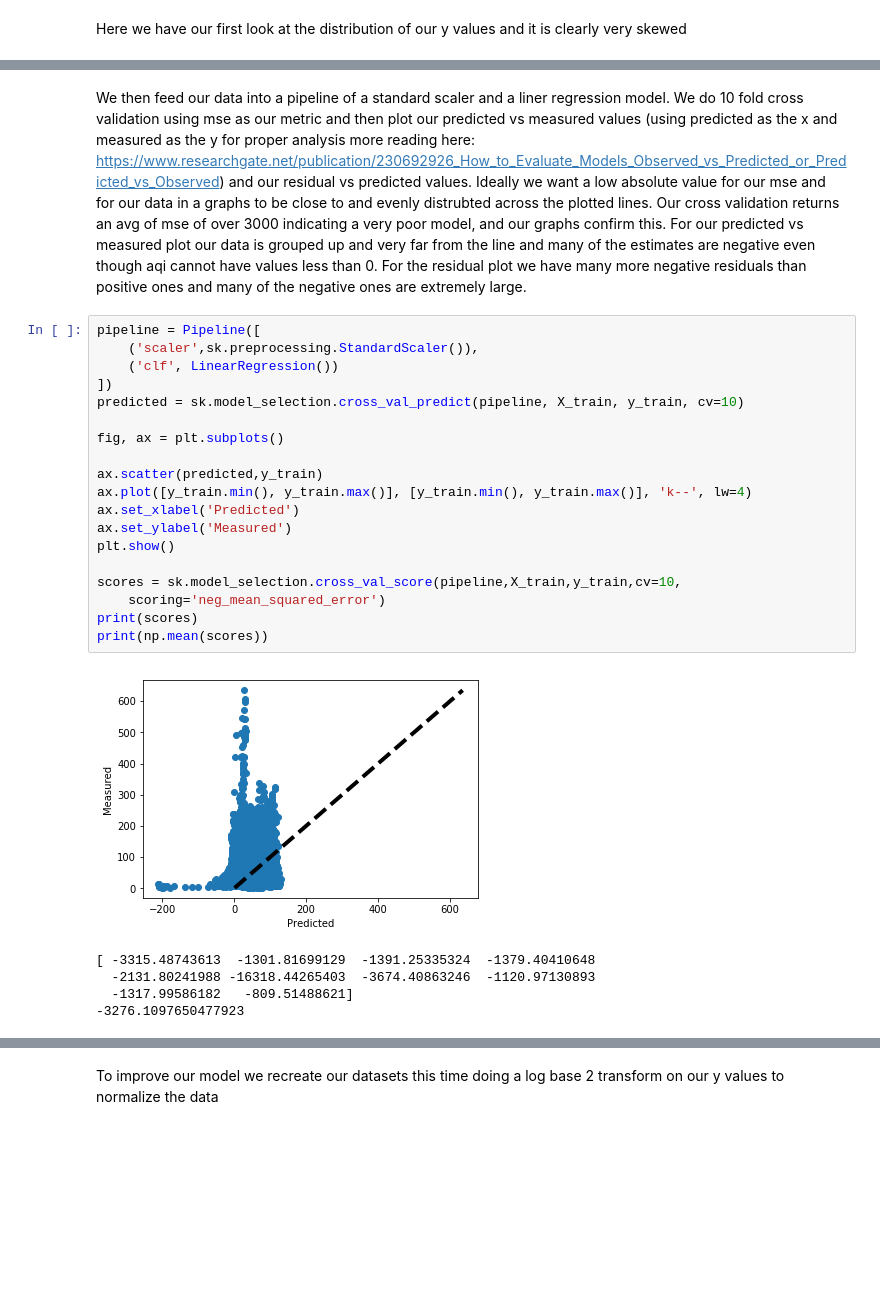
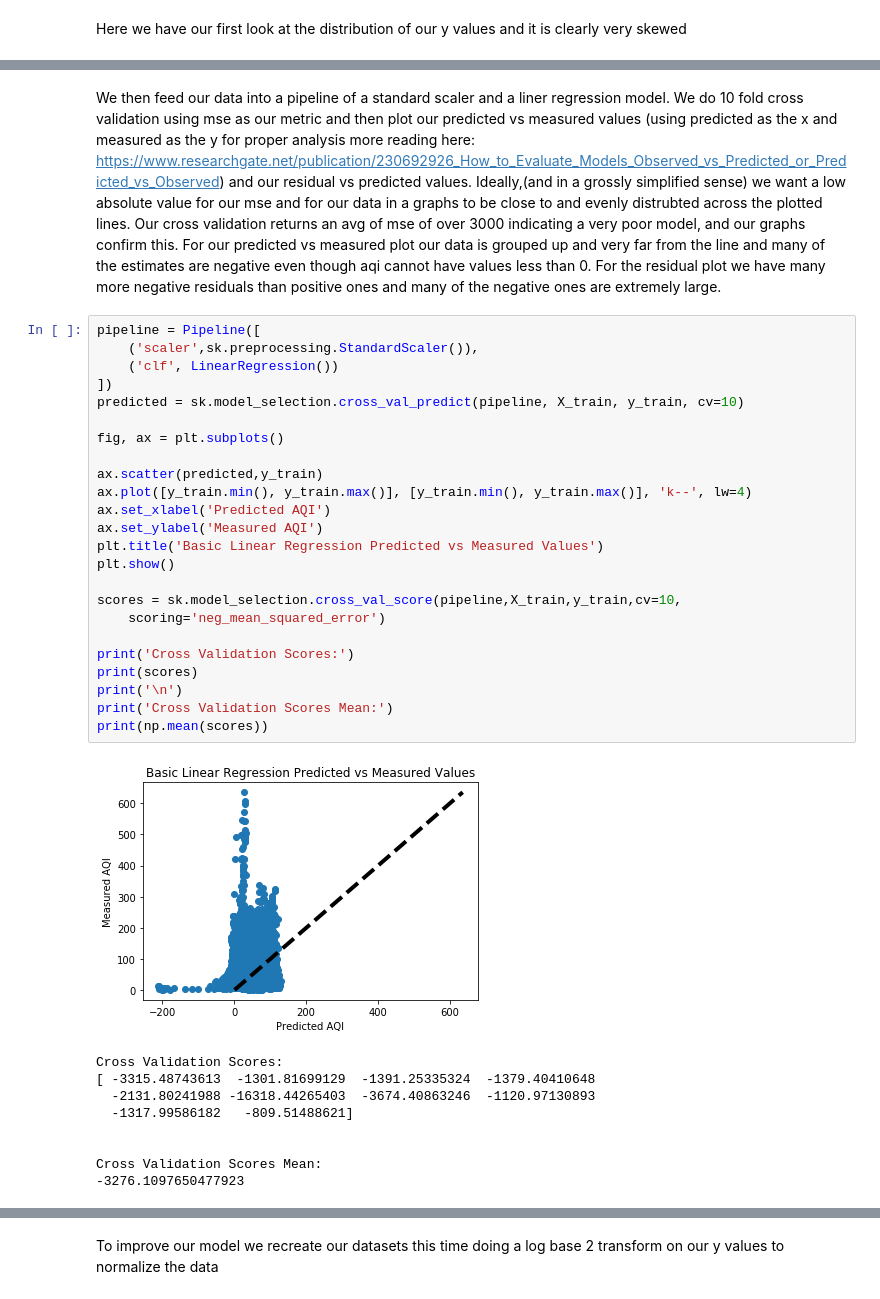
Before and after one commit to seanconeys/Shanghai_AQI, a Jupyter notebook: AQI Sklearn.ipynb, the cells around one changed output, grey strips where cells are left out. Cells and saved outputs as stored; diff of their text form; blank space fills up the shorter version.

Commit message:
Naming graphs and minor fixes

```diff
--- a/AQI Sklearn.ipynb
+++ b/AQI Sklearn.ipynb
@@ -91,29 +91,38 @@ Text(0.5, 1.0, 'Un-Normalized')
 # %% [markdown]
-We then feed our data into a pipeline of a standard scaler and a liner regression model. We do 10 fold cross validation using mse as our metric and then plot our predicted vs measured values (using predicted as the x and measured as the y for proper analysis more reading here: https://www.researchgate.net/publication/230692926_How_to_Evaluate_Models_Observed_vs_Predicted_or_Predicted_vs_Observed) and our residual vs predicted values. Ideally we want a low absolute value for our mse and for our data in a graphs to be close to and evenly distrubted across the plotted lines. Our cross validation returns an avg of mse of over 3000 indicating a very poor model, and our graphs confirm this. For our predicted vs measured plot our data is grouped up and very far from the line and many of the estimates are negative even though aqi cannot have values less than 0. For the residual plot we have many more negative residuals than positive ones and many of the negative ones are extremely large.
+We then feed our data into a pipeline of a standard scaler and a liner regression model. We do 10 fold cross validation using mse as our metric and then plot our predicted vs measured values (using predicted as the x and measured as the y for proper analysis more reading here: https://www.researchgate.net/publication/230692926_How_to_Evaluate_Models_Observed_vs_Predicted_or_Predicted_vs_Observed) and our residual vs predicted values. Ideally,(and in a grossly simplified sense) we want a low absolute value for our mse and for our data in a graphs to be close to and evenly distrubted across the plotted lines. Our cross validation returns an avg of mse of over 3000 indicating a very poor model, and our graphs confirm this. For our predicted vs measured plot our data is grouped up and very far from the line and many of the estimates are negative even though aqi cannot have values less than 0. For the residual plot we have many more negative residuals than positive ones and many of the negative ones are extremely large.
 # %%
 pipeline = Pipeline([
     ('scaler',sk.preprocessing.StandardScaler()),
     ('clf', LinearRegression())
 ])
 predicted = sk.model_selection.cross_val_predict(pipeline, X_train, y_train, cv=10)
 
 fig, ax = plt.subplots()
 
 ax.scatter(predicted,y_train)
 ax.plot([y_train.min(), y_train.max()], [y_train.min(), y_train.max()], 'k--', lw=4)
-ax.set_xlabel('Predicted')
-ax.set_ylabel('Measured')
+ax.set_xlabel('Predicted AQI')
+ax.set_ylabel('Measured AQI')
+plt.title('Basic Linear Regression Predicted vs Measured Values')
 plt.show()
 
 scores = sk.model_selection.cross_val_score(pipeline,X_train,y_train,cv=10,
     scoring='neg_mean_squared_error')
+
+print('Cross Validation Scores:')
 print(scores)
+print('\n')
+print('Cross Validation Scores Mean:')
 print(np.mean(scores))
 # %% [output]
-[figure, old version]
+[figure, new version]
+Cross Validation Scores:
 [ -3315.48743613  -1301.81699129  -1391.25335324  -1379.40410648
   -2131.80241988 -16318.44265403  -3674.40863246  -1120.97130893
   -1317.99586182   -809.51488621]
+
+
+Cross Validation Scores Mean:
 -3276.1097650477923
 # %%
 fig, ax = plt.subplots()
```
Also changed, not shown: parts of 13 cells of this notebook.
